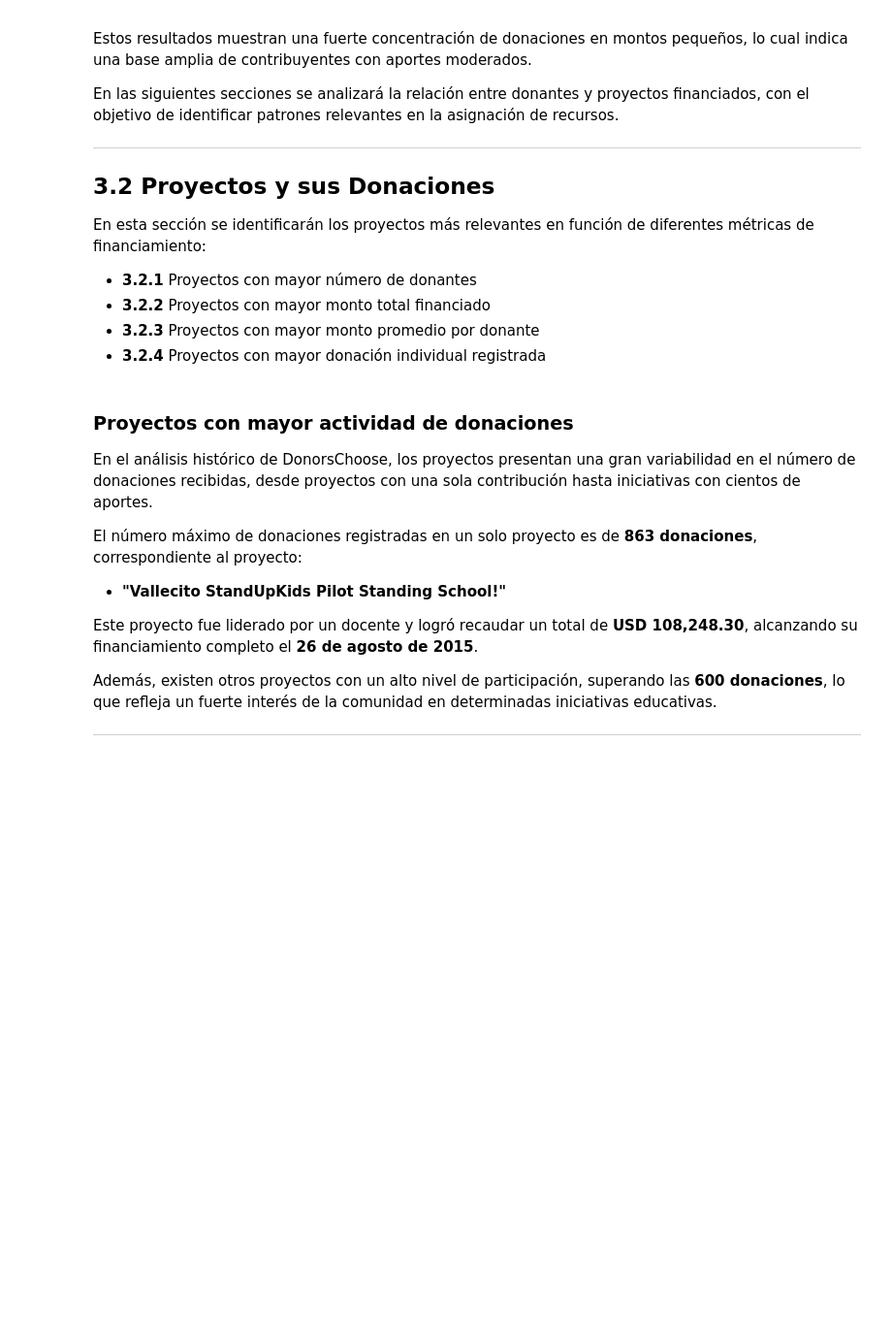
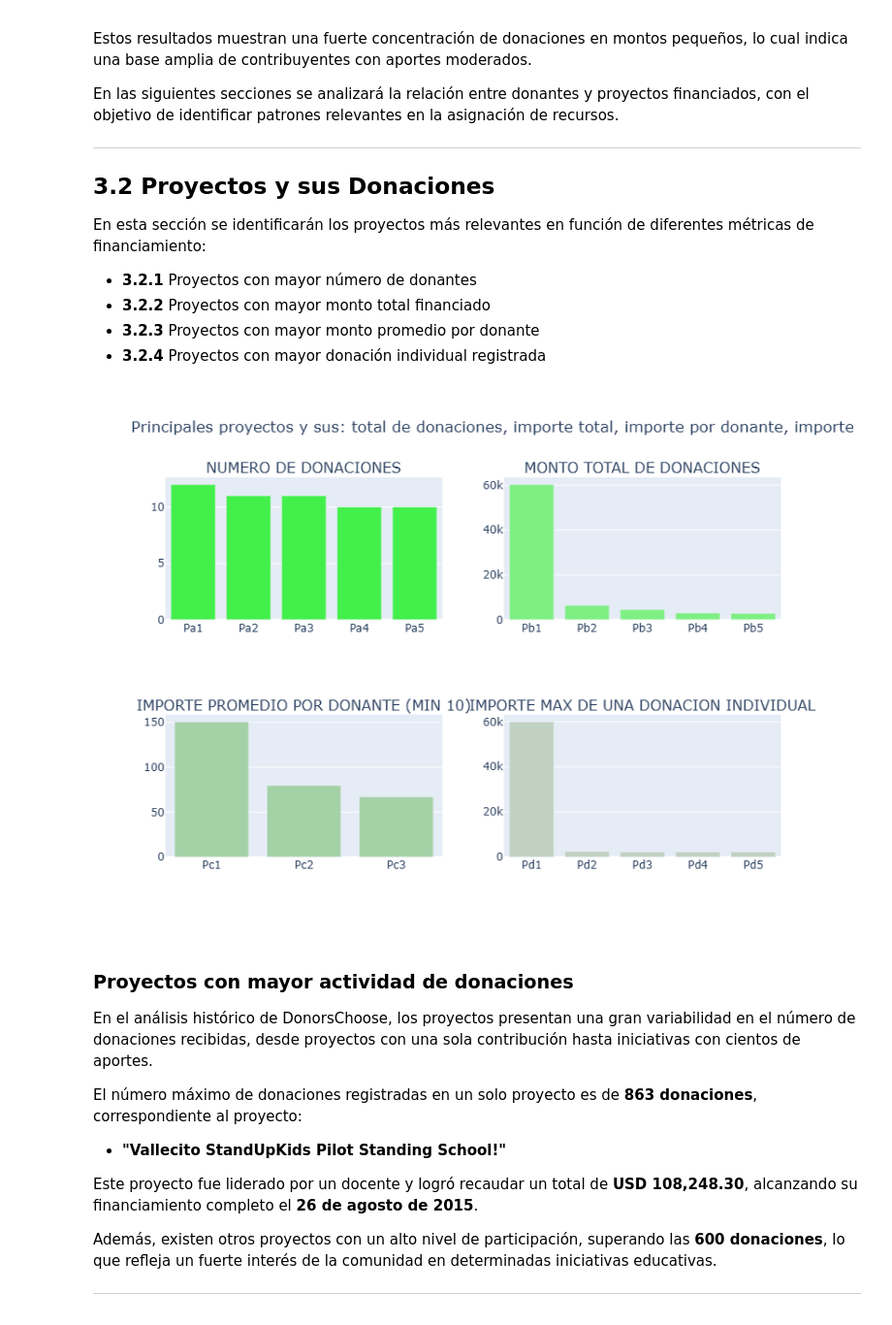
Before and after one commit to lilianarog/9A-IEVND-ADND-Practicas-230370, a Jupyter notebook: Practica05/Practica05.ipynb, the cells around one changed output. Shown at 97% size. Saved outputs shown, nothing was run; the diff lists cells and outputs as text; code cells hidden in the pictures; blank space fills up the shorter version.

```diff
--- a/Practica05/Practica05.ipynb
+++ b/Practica05/Practica05.ipynb
@@ -982,7 +980,7 @@ Estas ciudades representan los principales centros urbanos donde se observa una
 
 ## <a id="2.4.2">2.4.2 Ubicación de los Donantes en Florida</a>
 # %%
-c = pd.read_csv('../input/cities/zip_codes_states.csv')
+c = pd.read_csv('D:\\9A-ADND-IEVND\\9A-IEVND-ADND-Practicas-230370\\Practica05\\zip_codes_states\\')
 c = c.dropna()
 
 fldf = c[c['state'] == 'FL'][['city', 'latitude', 'longitude']]
@@ -1024,20 +1022,38 @@ Estos resultados muestran una clara concentración de donantes en las principale
 
 ## <a id="2.4.3">2.4.3 Distribución de los Donantes en Nueva York</a>
 # %%
-fldf = c[c['state'] == 'NY'][['city', 'latitude', 'longitude']]
+import pandas as pd
+import folium
+from folium import plugins
+
+# 1. Carga de datos (Asegúrate de cambiar 'tu_archivo.csv' por el nombre real)
+c = pd.read_csv(r'D:\9A-ADND-IEVND\9A-IEVND-ADND-Practicas-230370\Practica05\zip_codes_states.csv')
+c = c.dropna()
+
+# 2. Filtrar y agrupar coordenadas de Florida
+fldf = c[c['state'] == 'FL'][['city', 'latitude', 'longitude']]
 fldf = fldf.groupby('city').agg({'latitude': 'max', 'longitude': 'max'}).reset_index()
-fldf
-t = donors_df[donors_df['Donor State'] == 'New York']['Donor City'].value_counts()
 
-fldons = pd.DataFrame()
-fldons['city'] = t.index
-fldons['count'] = t.values
+# 3. Contar donantes por ciudad
+# (Asumo que 'donors_df' ya lo tienes cargado correctamente arriba en tu notebook)
+t = donors_df[donors_df['Donor State'] == 'Florida']['Donor City'].value_counts()
+
+# Optimización: Creamos el DataFrame de donantes de forma más directa
+fldons = pd.DataFrame({'city': t.index, 'count': t.values})
+
+# Cruce de datos
 florida = fldons.merge(fldf, on='city', how='left').dropna()
 
+# 4. Crear el mapa base
+map_osm2 = folium.Map(location=[29.813456, -82.472049], zoom_start=6.2, tiles='cartodbdark_matter')
 
-map_osm2 = folium.Map([42.315975, -74.065515], zoom_start=6.2,tiles='cartodbdark_matter')
-ziparr = []
-for i, row in florida.iterrows():
-    ziparr.append([row['latitude'],row['longitude'], row['count']])
+# 5. Crear la lista de coordenadas para el HeatMap
+# Nota: Pasamos directamente los valores a una lista, es más rápido que el bucle for
+ziparr = florida[['latitude', 'longitude', 'count']].values.tolist()
+
+# 6. Añadir el mapa de calor
 map_osm2.add_child(plugins.HeatMap(ziparr, radius=12))
+
+# 7. MOSTRAR EL MAPA EN JUPYTER
+map_osm2
 # %% [output]
@@ -1255,35 +1276,37 @@ x = ["Pa"+str(i+1) for i in range(len(x))]
 y = tempdf1.head(5)['Total Donations']
 tr1 = bar_ver_noagg(x, y, 'Total Donations', '#43ef4b', lm=None, rt=True)
 
 tempdf1 = tempdf.sort_values(by=['Total Amount'], ascending=[False])
 x = tempdf1.head(5)['Project ID']
 x = ["Pb"+str(i+1) for i in range(len(x))]
 y = tempdf1.head(5)['Total Amount']
 tr2 = bar_ver_noagg(x, y, 'Average Donations', '#7fef84', lm=None, rt=True)
 
 tempdf1 = tempdf.sort_values(by=['Average Donation Amount'], ascending=[False])
 x = tempdf1[tempdf1['Total Donations'] > 10].head(5)['Project ID']
 x = ["Pc"+str(i+1) for i in range(len(x))]
 y = tempdf1[tempdf1['Total Donations'] > 10].head(5)['Average Donation Amount']
 tr3 = bar_ver_noagg(x, y, 'Average Donations (Min: 10 Donations)', '#a5d1a7', lm=None, rt=True)
 
 tempdf = donations_df.groupby('Project ID').agg({'Project ID' : 'count', 'Donation Amount' : 'max'}).rename(columns={'Project ID' : "Total Donations", 'Donation Amount' : "Maximum Donations"}).reset_index()
 tempdf1 = tempdf.sort_values(by=['Maximum Donations'], ascending=[False])
 x = tempdf1.head(5)['Project ID']
 x = ["Pd"+str(i+1) for i in range(len(x))]
 y = tempdf1.head(5)['Maximum Donations']
 tr4 = bar_ver_noagg(x, y, 'Maximum Donations', '#c0d1c1', lm=None, rt=True)
 
 
 
-fig = tools.make_subplots(rows=2, cols=2, print_grid=False, subplot_titles = ['Number of Donations', "Total Donated Amount", 'Average Amount Per Donor (Min 10 Donations)', 'Maximum Single Donated Amount'])
+fig = tools.make_subplots(rows=2, cols=2, print_grid=False, subplot_titles = ['NUMERO DE DONACIONES', "MONTO TOTAL DE DONACIONES", 'IMPORTE PROMEDIO POR DONANTE (MIN 10)', 'IMPORTE MAX DE UNA DONACION INDIVIDUAL'])
 fig.append_trace(tr1, 1, 1);
 fig.append_trace(tr2, 1, 2);
 fig.append_trace(tr3, 2, 1);
 fig.append_trace(tr4, 2, 2);
 
-fig['layout'].update(height=600, showlegend=False, title='Top Projects and their - Total Donations, Total Amount, Amount Per Donor, Maximum Single Amount');
+fig['layout'].update(height=600, showlegend=False, title='Principales proyectos y sus: total de donaciones, importe total, importe por donante, importe máximo individual.');
 iplot(fig);
+# %% [output]
+[figure, added]
 # %% [markdown]
 ### Proyectos con mayor actividad de donaciones
 
```
Also changed, not shown: parts of 23 cells of this notebook.
